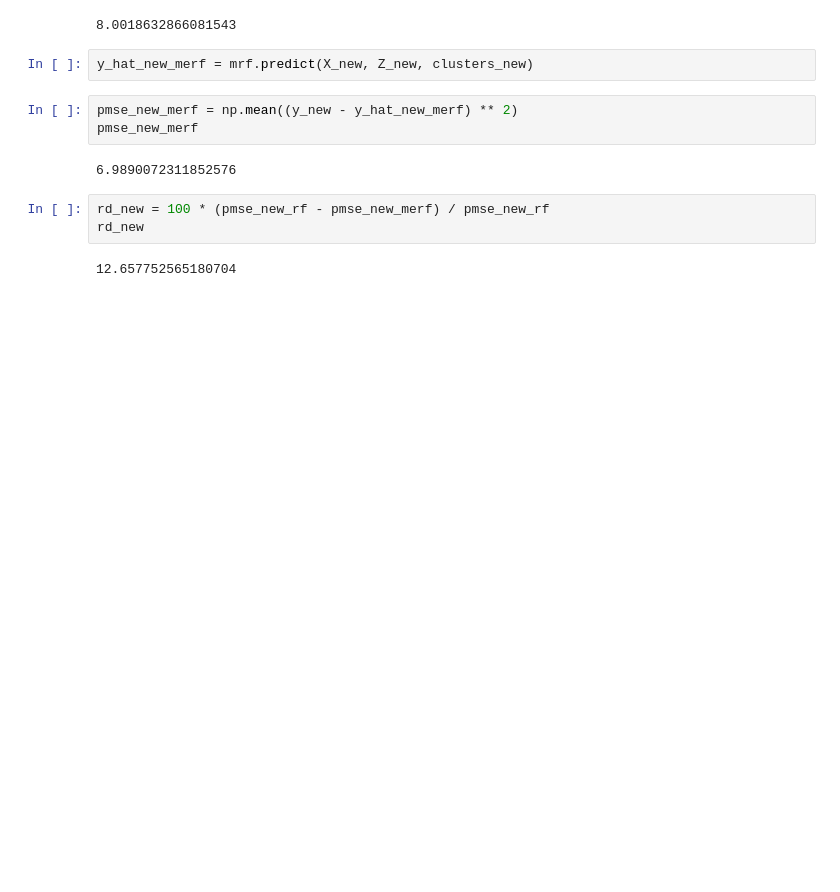
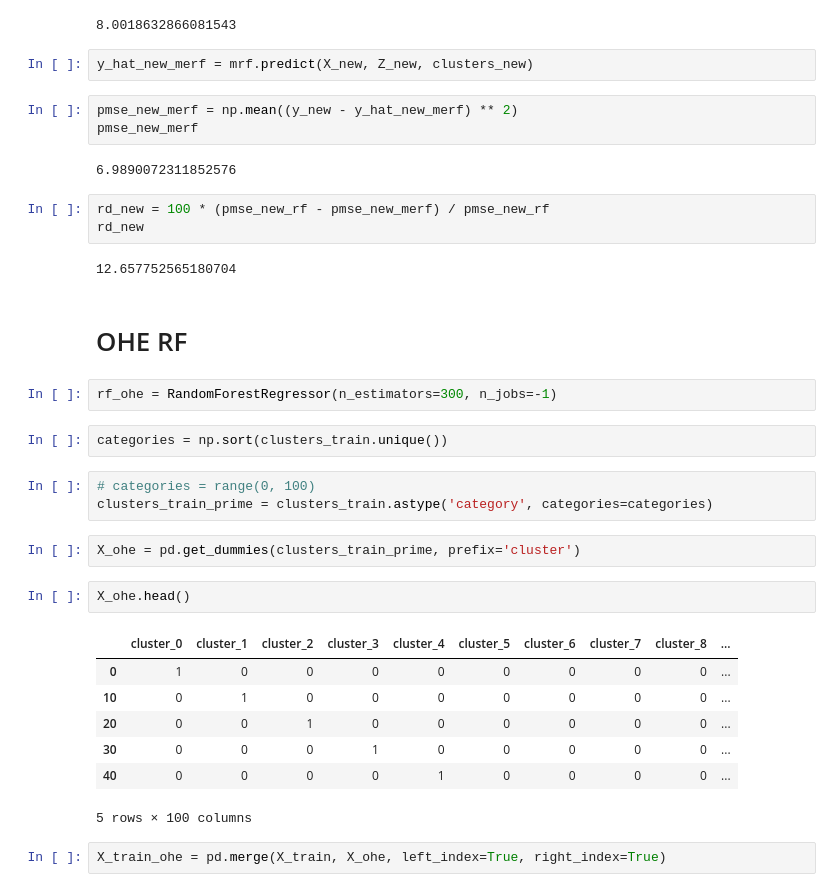
Before and after one commit to manifoldai/merf, a Jupyter notebook: notebooks/MERF Evaluation.ipynb, the cells around one changed output. Drawn from its saved outputs; the diff is of its cells as text; blank space fills up the shorter version.

```diff
--- a/notebooks/MERF Evaluation.ipynb
+++ b/notebooks/MERF Evaluation.ipynb
@@ -194,3 +194,26 @@ rd_new = 100 * (pmse_new_rf - pmse_new_merf) / pmse_new_rf
 rd_new
 # %% [output]
 12.657752565180704
+# %% [markdown]
+# OHE RF
+# %%
+rf_ohe = RandomForestRegressor(n_estimators=300, n_jobs=-1)
+# %%
+categories = np.sort(clusters_train.unique())
+# %%
+# categories = range(0, 100)
+clusters_train_prime = clusters_train.astype('category', categories=categories)
+# %%
+X_ohe = pd.get_dummies(clusters_train_prime, prefix='cluster')
+# %%
+X_ohe.head()
+# %% [output]
+|  | cluster_0 | cluster_1 | cluster_2 | cluster_3 | cluster_4 | cluster_5 | cluster_6 | cluster_7 | cluster_8 | ... |
+| 0 | 1 | 0 | 0 | 0 | 0 | 0 | 0 | 0 | 0 | ... |
+| 10 | 0 | 1 | 0 | 0 | 0 | 0 | 0 | 0 | 0 | ... |
+| 20 | 0 | 0 | 1 | 0 | 0 | 0 | 0 | 0 | 0 | ... |
+| 30 | 0 | 0 | 0 | 1 | 0 | 0 | 0 | 0 | 0 | ... |
+| 40 | 0 | 0 | 0 | 0 | 1 | 0 | 0 | 0 | 0 | ... |
+5 rows × 100 columns
+# %%
+X_train_ohe = pd.merge(X_train, X_ohe, left_index=True, right_index=True)
```
Also changed, not shown: parts of 13 cells of this notebook, 1 other file.
